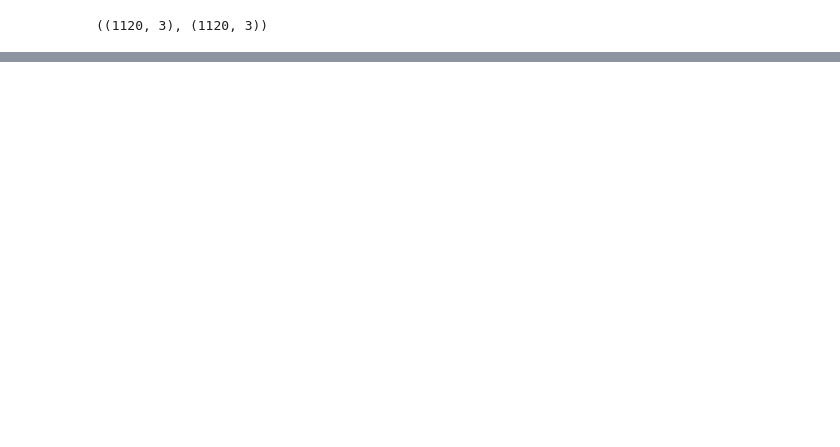
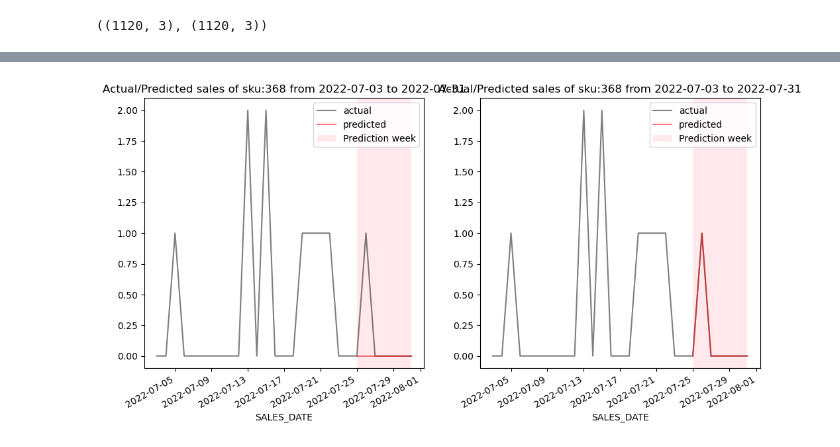
Before and after one commit to ashish1610dhiman/msa_project_week, a Jupyter notebook: notebooks/ashish/d.hmm_3b(rmse).ipynb, the cells around one changed output, grey strips where cells are left out. Cells and saved outputs as stored; diff of their text form; code cells hidden in the pictures; blank space fills up the shorter version.

```diff
--- a/notebooks/ashish/d.hmm_3b(rmse).ipynb
+++ b/notebooks/ashish/d.hmm_3b(rmse).ipynb
@@ -313,0 +329,7 @@ rmse(y_act,y_pred_null_subset),rmse(y_act,y_pred_hmm_max),rmse(y_act,y_pred_hmm_
+# %%
+sku_id = 368
+fig, ax = plt.subplots(1,2, figsize=(12,6))
+plot_pred_sku(train,y_act, y_pred_null, sku_id, ax1 = ax[0])
+plot_pred_sku(train,y_act, y_pred_hmm_best, sku_id, ax1 = ax[1])
+# %% [output]
+[figure, added]
```
Also changed, not shown: parts of 28 cells of this notebook.
